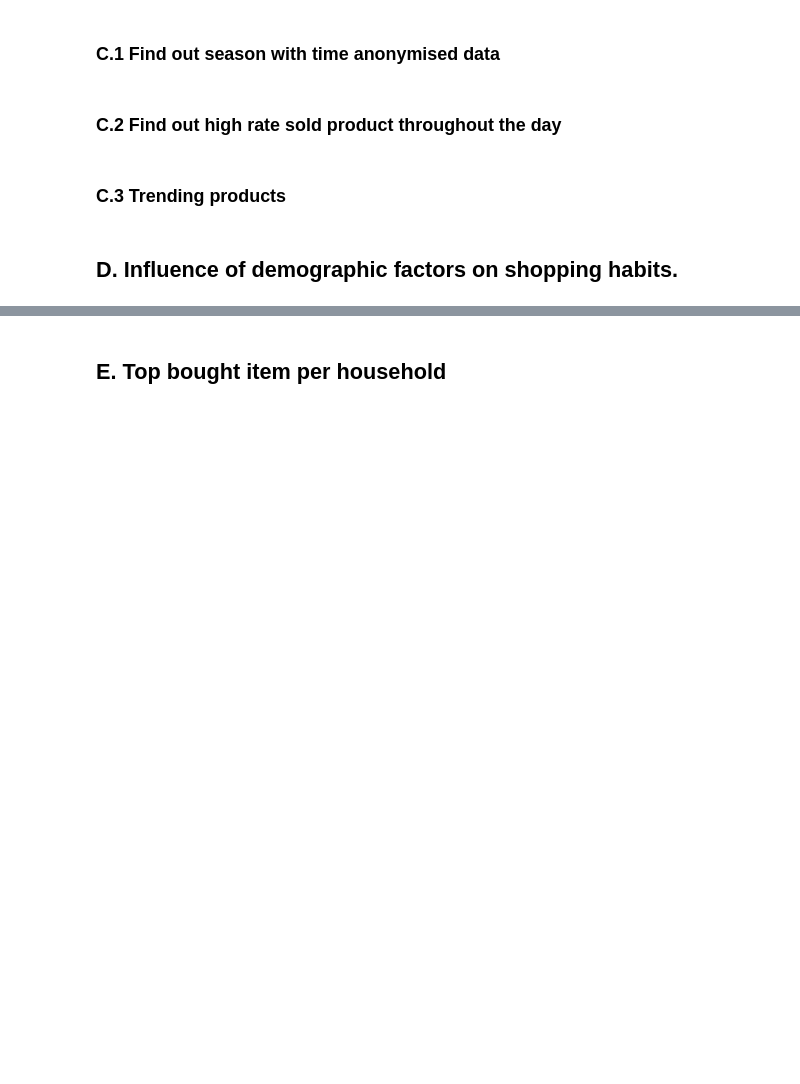
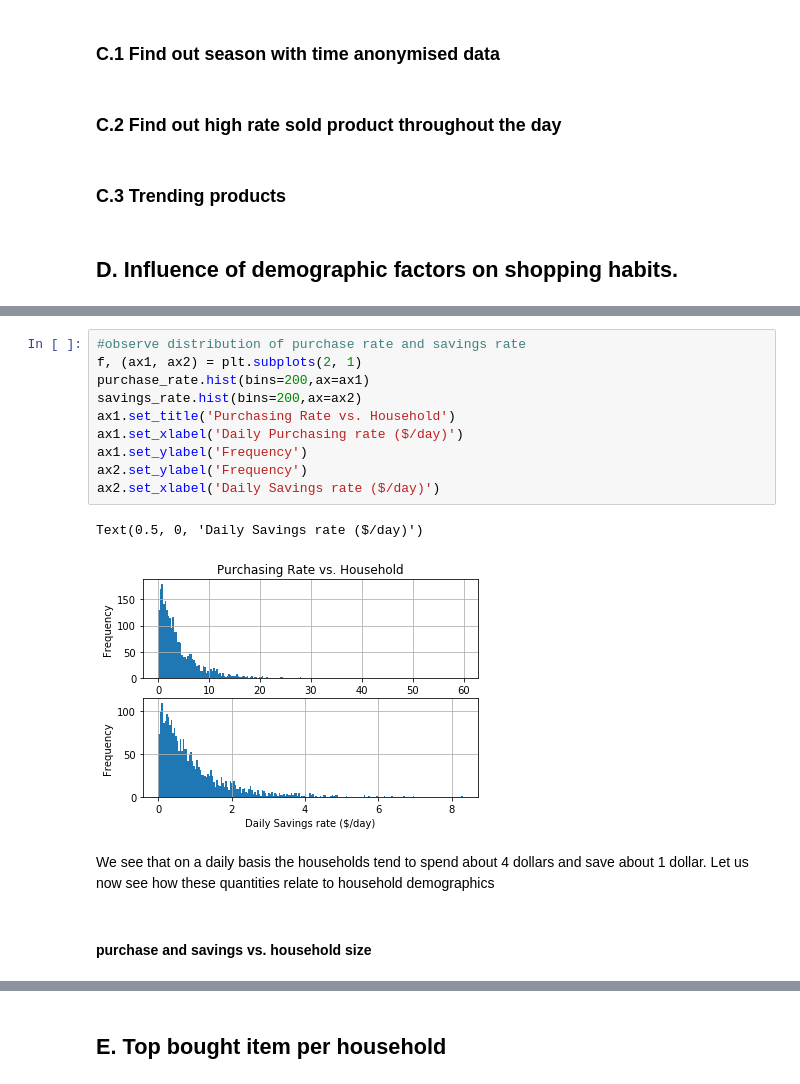
Before and after one commit to raphaelreiss/ADA_project, a Jupyter notebook: src/TermProject.ipynb, the cells around one changed output, grey strips where cells are left out. Drawn from its saved outputs; the diff is of its cells as text; blank space fills up the shorter version.

Commit message:
Add purchase savings rate, add top bought products

```diff
--- a/src/TermProject.ipynb
+++ b/src/TermProject.ipynb
@@ -995,0 +682,17 @@ plt.show()
+# %%
+#observe distribution of purchase rate and savings rate
+f, (ax1, ax2) = plt.subplots(2, 1)
+purchase_rate.hist(bins=200,ax=ax1)
+savings_rate.hist(bins=200,ax=ax2)
+ax1.set_title('Purchasing Rate vs. Household')
+ax1.set_xlabel('Daily Purchasing rate ($/day)')
+ax1.set_ylabel('Frequency')
+ax2.set_ylabel('Frequency')
+ax2.set_xlabel('Daily Savings rate ($/day)')
+# %% [output]
+Text(0.5, 0, 'Daily Savings rate ($/day)')
+[figure, added]
+# %% [markdown]
+We see that on a daily basis the households tend to spend about 4 dollars and save about 1 dollar. Let us now see how these quantities relate to household demographics
+# %% [markdown]
+#### purchase and savings vs. household size
```
Also changed, not shown: parts of 108 cells of this notebook.
